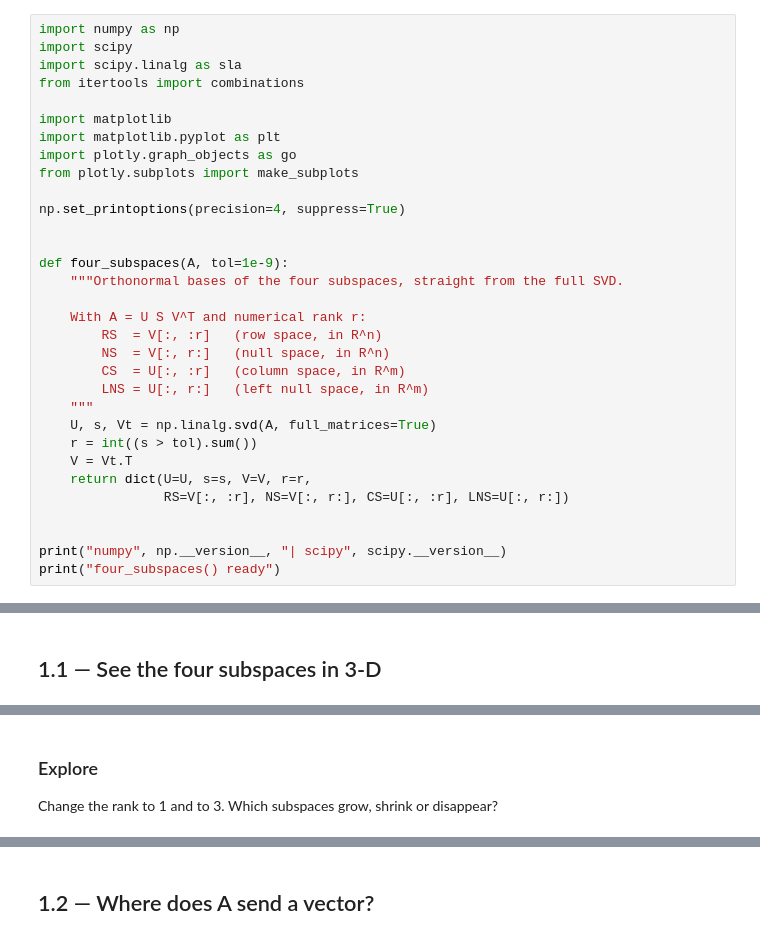
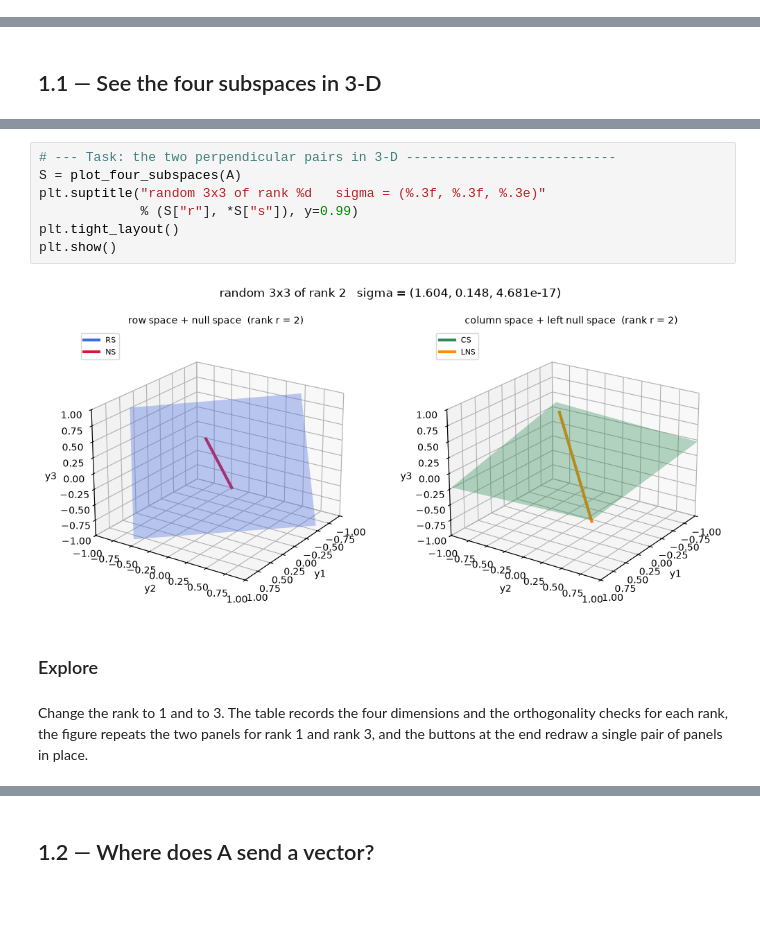
Before and after one commit to jowy-ti/portfolio-LA, a Jupyter notebook: notebooks/Part1.ipynb, the cells around one changed output, grey strips where cells are left out. Drawn from its saved outputs; the diff is of its cells as text; blank space fills up the shorter version.

```diff
--- a/notebooks/Part1.ipynb
+++ b/notebooks/Part1.ipynb
@@ -20,32 +12,0 @@ Shared imports and helpers for the whole notebook.
-# %%
-import numpy as np
-import scipy
-import scipy.linalg as sla
-from itertools import combinations
-
-import matplotlib
-import matplotlib.pyplot as plt
-import plotly.graph_objects as go
-from plotly.subplots import make_subplots
-
-np.set_printoptions(precision=4, suppress=True)
-
-
-def four_subspaces(A, tol=1e-9):
-    """Orthonormal bases of the four subspaces, straight from the full SVD.
-
-    With A = U S V^T and numerical rank r:
-        RS  = V[:, :r]   (row space, in R^n)
-        NS  = V[:, r:]   (null space, in R^n)
-        CS  = U[:, :r]   (column space, in R^m)
-        LNS = U[:, r:]   (left null space, in R^m)
-    """
-    U, s, Vt = np.linalg.svd(A, full_matrices=True)
-    r = int((s > tol).sum())
-    V = Vt.T
-    return dict(U=U, s=s, V=V, r=r,
-                RS=V[:, :r], NS=V[:, r:], CS=U[:, :r], LNS=U[:, r:])
-
-
-print("numpy", np.__version__, "| scipy", scipy.__version__)
-print("four_subspaces() ready")
@@ -170,6 +164,15 @@ fig.show()
-# %% [markdown]
-### Explore
-
-Change the rank to 1 and to 3. Which subspaces grow, shrink or disappear?
+# %%
+# --- Task: the two perpendicular pairs in 3-D ---------------------------
+S = plot_four_subspaces(A)
+plt.suptitle("random 3x3 of rank %d   sigma = (%.3f, %.3f, %.3e)"
+             % (S["r"], *S["s"]), y=0.99)
+plt.tight_layout()
+plt.show()
+# %% [output]
+[figure, added]
+# %% [markdown]
+### Explore
+# %% [markdown]
+Change the rank to 1 and to 3. The table records the four dimensions and the orthogonality checks for each rank, the figure repeats the two panels for rank 1 and rank 3, and the buttons at the end redraw a single pair of panels in place.
 # %%
 # --- Explore: rank 1, 2 and 3 -------------------------------------------
```
Also changed, not shown: parts of 31 cells of this notebook, 6 other files.
